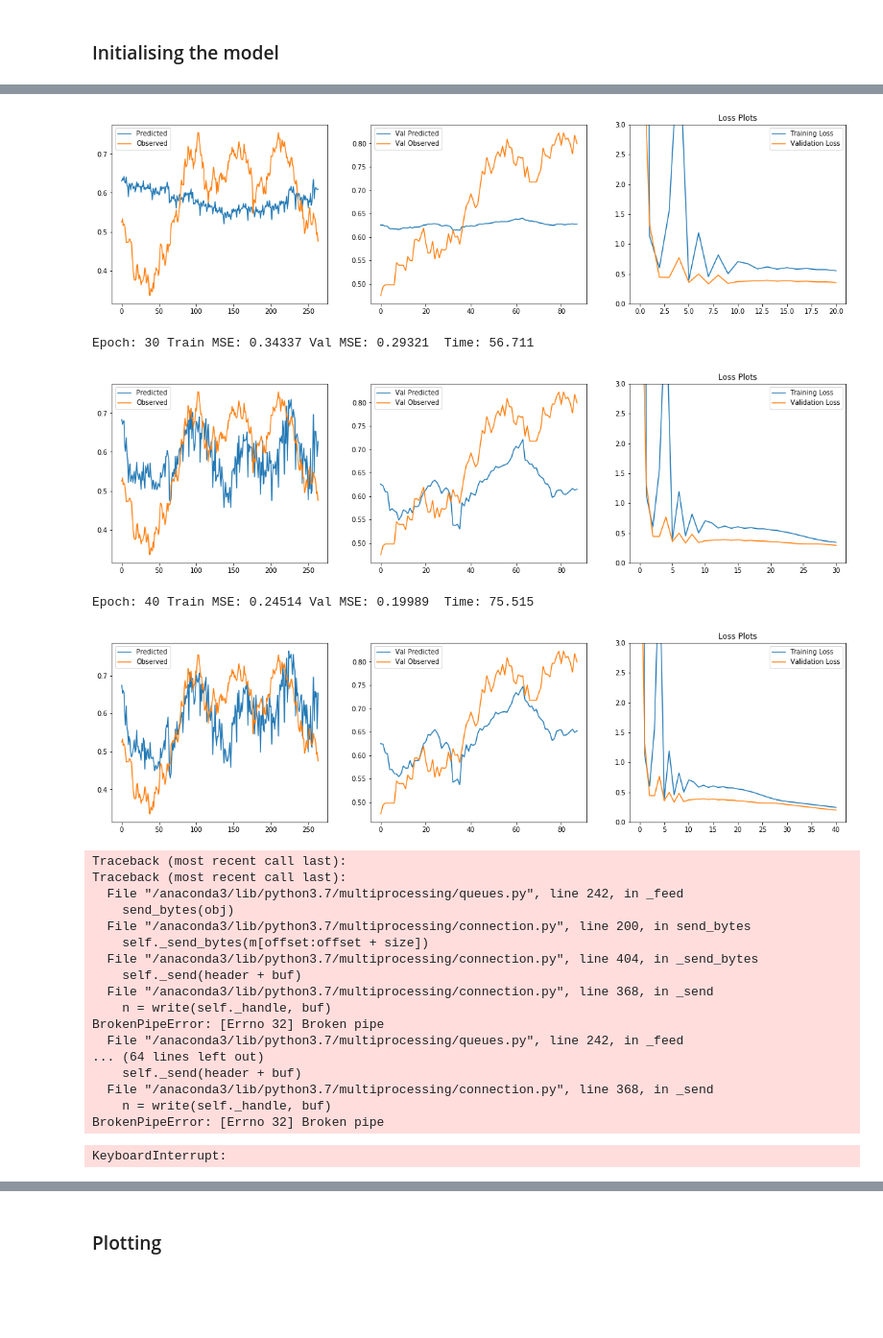
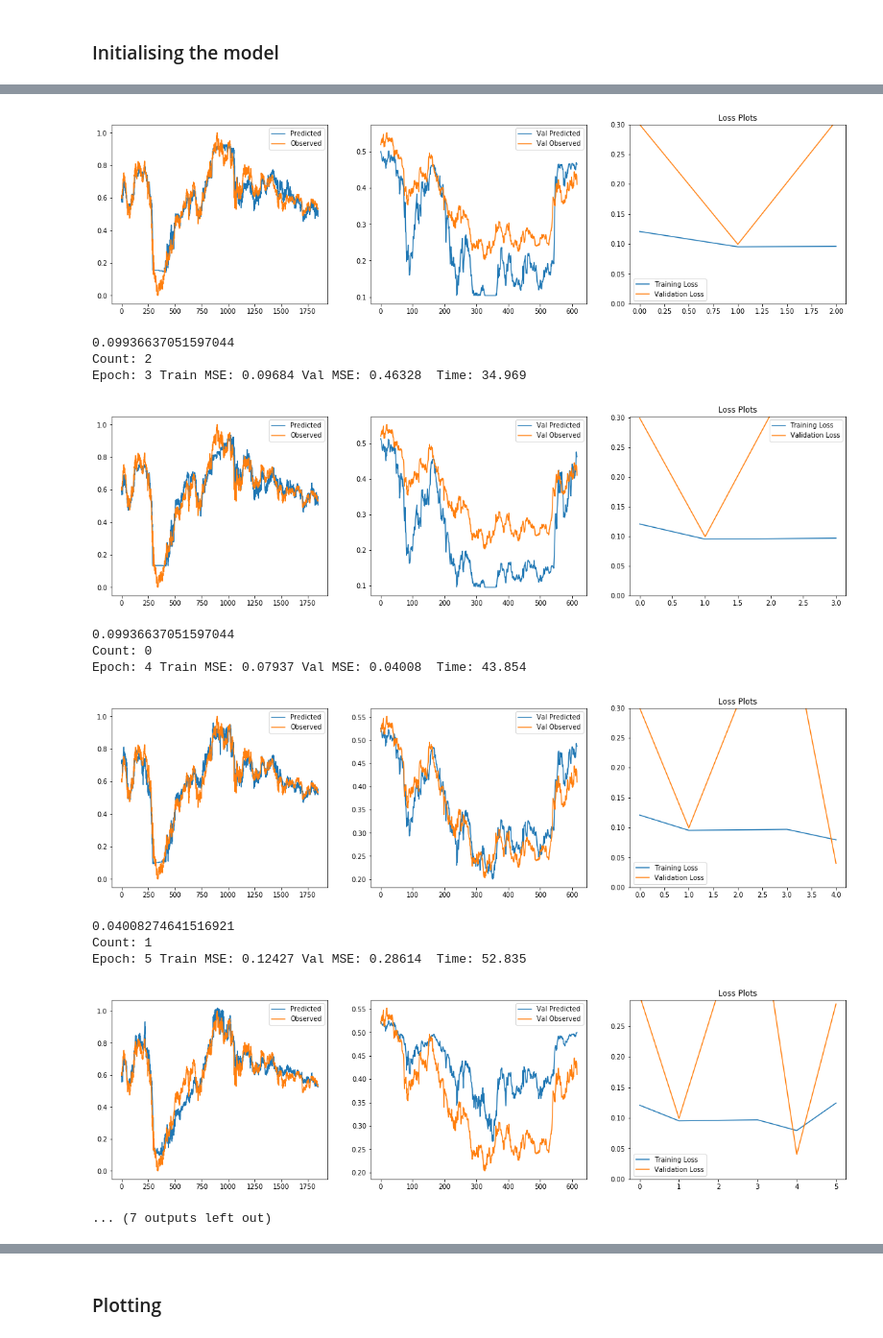
Before and after one commit to msc-acse/acse-9-independent-research-project-OliverJBoom, a Jupyter notebook: Src/LSTM.ipynb, the cells around one changed output, grey strips where cells are left out. Shown at 96% size. Saved outputs shown, nothing was run; the diff lists cells and outputs as text; code cells hidden in the pictures; blank space fills up the shorter version.

Commit message:
Changed the evaluate metric to handle arrays instead of dataframes. Added early stopping

```diff
--- a/Src/LSTM.ipynb
+++ b/Src/LSTM.ipynb
@@ -192,12 +193,12 @@ print(scaled_target.shape)
 # %%
 # Reducing the dataset to containing a threshold
 # amount of variance
-# n_dim = dimension_selector(scaled_data, thresh=0.98)
-# df_X = dimension_reduce(scaled_data, n_dim)
+n_dim = dimension_selector(scaled_data, thresh=0.95)
+scaled_data = dimension_reduce(scaled_data, n_dim)
 
 # print(scaled_data.shape)
-pca = PCA(n_components=4)
-scaled_data = pca.fit_transform(scaled_data)
-print(sum(pca.explained_variance_ratio_), pca.explained_variance_ratio_)
+# pca = PCA(n_components=4)
+# scaled_data = pca.fit_transform(scaled_data)
+# print(sum(pca.explained_variance_ratio_), pca.explained_variance_ratio_)
 PCA_used = True
 # %% [output]
@@ -206,7 +209,7 @@ PCA_used = True
 ### Chunking Series into Windows
 # %%
 # The input size of each time series window
-series_length = 60
+series_length = 250
 
 # Creating a data structure which is slices of input size
 data_X = []
@@ -251,7 +254,10 @@ class DeepLearning():
                  seed=42,
                  debug = True,
                  disp_freq=20,
-                 fig_disp_freq=50):
+                 fig_disp_freq=50,
+                 early_stop=True,
+                 patience=50,
+                 tol=0):
 
 
         # The neural network architecture
@@ -323,6 +329,11 @@ class DeepLearning():
 
         # For running dataloaders on CUDA
         self.pin_memory = False
+
+        self.early_stop = early_stop
+
+        if self.early_stop:
+          self.early = early_stopping(patience=patience, rel_tol=tol)
 
 
     def train_val_test(self):
@@ -529,7 +540,7 @@ class DeepLearning():
         ax[2].plot(self.logs['Training Loss'], label="Training Loss")
         ax[2].plot(self.logs['Validation Loss'], label="Validation Loss")
         ax[2].legend()
-        ax[2].set_ylim((0, 3))
+        ax[2].set_ylim((0, median(self.logs['Validation Loss'])))
 
         plt.show()
 
@@ -570,6 +581,14 @@ class DeepLearning():
             val_log.append(val_loss.item())
             self.logs["Training Loss"] = train_log
             self.logs["Validation Loss"] = val_log
+            self.logs["Time"] = time.time() - start_time
+
+            # Checking stopping criteria
+            if self.early_stop:
+                self.early(val_loss.item())
+                if self.early.stop:
+                    print("Early Stopping")
+                    break
 
             if (epoch % self.disp_freq == 0):
                 print("Epoch: %i Train MSE: %.5f Val MSE: %.5f  Time: %.3f" % (epoch, train_loss.item(),
@@ -635,9 +693,10 @@ learning = DeepLearning(model=model_lstm,
                         optimiser=optimiser,
                         window_size=series_length,
                         debug=False,
-                        disp_freq=10,
-                        fig_disp_freq=10,
-                        device=device)
+                        disp_freq=1,
+                        fig_disp_freq=1,
+                        device=device,
+                        patience=15)
 
 # Splitting the data into the train, validation and test sets
 learning.train_val_test()
@@ -651,23 +716,14 @@ Epoch: 20 Train MSE: 0.55256 Val MSE: 0.35511  Time: 36.770
-[figure, old version]
+[figure, new version]
-Epoch: 30 Train MSE: 0.34337 Val MSE: 0.29321  Time: 56.711
+0.09936637051597044
+Count: 2
+Epoch: 3 Train MSE: 0.09684 Val MSE: 0.46328  Time: 34.969
-[figure, old version]
+[figure, new version]
-Epoch: 40 Train MSE: 0.24514 Val MSE: 0.19989  Time: 75.515
+0.09936637051597044
+Count: 0
+Epoch: 4 Train MSE: 0.07937 Val MSE: 0.04008  Time: 43.854
-[figure, old version]
+[figure, new version]
-Traceback (most recent call last):
-Traceback (most recent call last):
-  File "/anaconda3/lib/python3.7/multiprocessing/queues.py", line 242, in _feed
-    send_bytes(obj)
-  File "/anaconda3/lib/python3.7/multiprocessing/connection.py", line 200, in send_bytes
-    self._send_bytes(m[offset:offset + size])
-  File "/anaconda3/lib/python3.7/multiprocessing/connection.py", line 404, in _send_bytes
-    self._send(header + buf)
-  File "/anaconda3/lib/python3.7/multiprocessing/connection.py", line 368, in _send
-    n = write(self._handle, buf)
-BrokenPipeError: [Errno 32] Broken pipe
-  File "/anaconda3/lib/python3.7/multiprocessing/queues.py", line 242, in _feed
-... (64 lines left out)
-    self._send(header + buf)
-  File "/anaconda3/lib/python3.7/multiprocessing/connection.py", line 368, in _send
-    n = write(self._handle, buf)
-BrokenPipeError: [Errno 32] Broken pipe
+0.04008274641516921
+Count: 1
+Epoch: 5 Train MSE: 0.12427 Val MSE: 0.28614  Time: 52.835
+[figure, added]
-KeyboardInterrupt:
+... (7 outputs left out)
```
Also changed, not shown: parts of 18 cells of this notebook, 2 other files.
